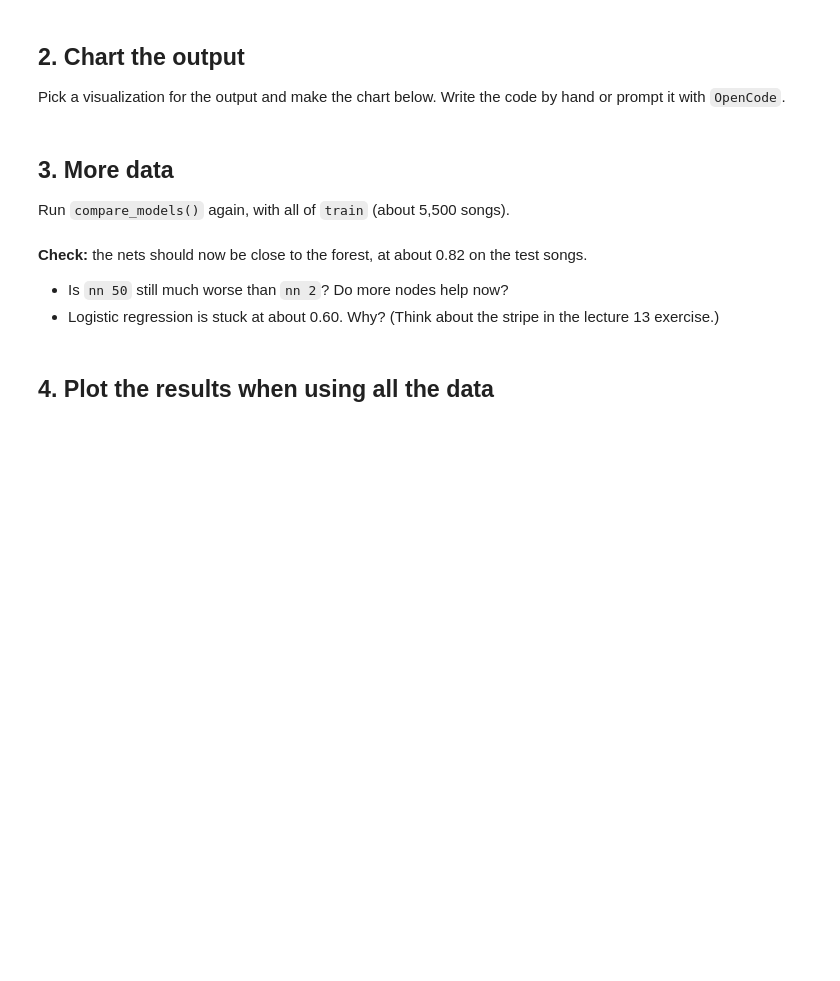
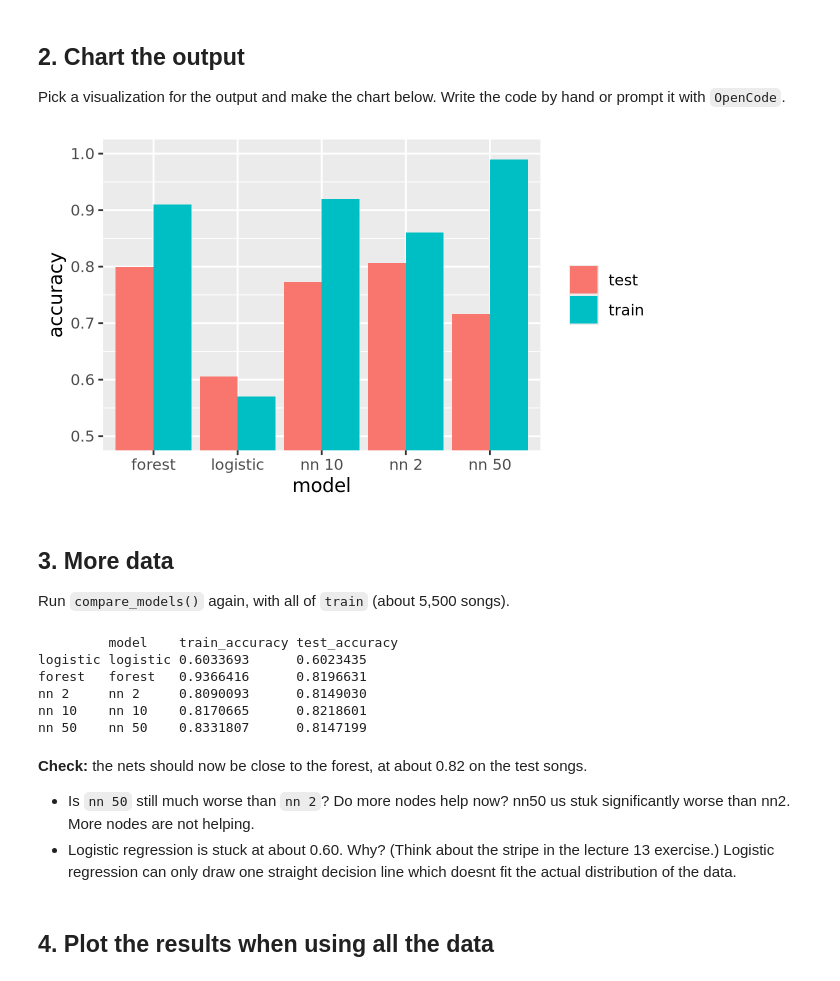
Before and after one commit to cjell/codespace, a Jupyter notebook: exercises/16-nn-exercise.ipynb, the cells around one changed output. Drawn from its saved outputs; the diff is of its cells as text; code cells hidden in the pictures; blank space fills up the shorter version.

Commit message:
complete exercises/16-nn-exercise.ipynb

```diff
--- a/exercises/16-nn-exercise.ipynb
+++ b/exercises/16-nn-exercise.ipynb
@@ -103,16 +114,35 @@ results_small
 
 Pick a visualization for the output and make the chart below. Write the code by hand or prompt it with `OpenCode`.
 # %%
-# Chart code goes here
+results_small |>
+    pivot_longer(c(train_accuracy, test_accuracy), names_to = 'set', values_to = 'accuracy') |>
+    mutate(set = if_else(set == 'train_accuracy', 'train', 'test')) |>
+    ggplot(aes(x = model, y = accuracy, fill = set)) +
+    geom_col(position = 'dodge') +
+    coord_cartesian(ylim = c(0.5, 1)) +
+    labs(fill = NULL, y = 'accuracy')
+# %% [output]
+[figure, added]
 # %% [markdown]
 ## 3. More data
 
 Run `compare_models()` again, with all of `train` (about 5,500 songs).
+# %%
+results_big <- compare_models(train)
+
+results_big
+# %% [output]
+         model    train_accuracy test_accuracy
+logistic logistic 0.6033693      0.6023435
+forest   forest   0.9366416      0.8196631
+nn 2     nn 2     0.8090093      0.8149030
+nn 10    nn 10    0.8170665      0.8218601
+nn 50    nn 50    0.8331807      0.8147199
 # %% [markdown]
 **Check:** the nets should now be close to the forest, at about 0.82 on the test songs.
 
-- Is `nn 50` still much worse than `nn 2`? Do more nodes help now?
-- Logistic regression is stuck at about 0.60. Why? (Think about the stripe in the lecture 13 exercise.)
+- Is `nn 50` still much worse than `nn 2`? Do more nodes help now? nn50 us stuk significantly worse than nn2. More nodes are not helping.
+- Logistic regression is stuck at about 0.60. Why? (Think about the stripe in the lecture 13 exercise.) Logistic regression can only draw one straight decision line which doesnt fit the actual distribution of the data.
 # %% [markdown]
 ## 4. Plot the results when using all the data
 # %%
```
Also changed, not shown: parts of 4 cells of this notebook.
